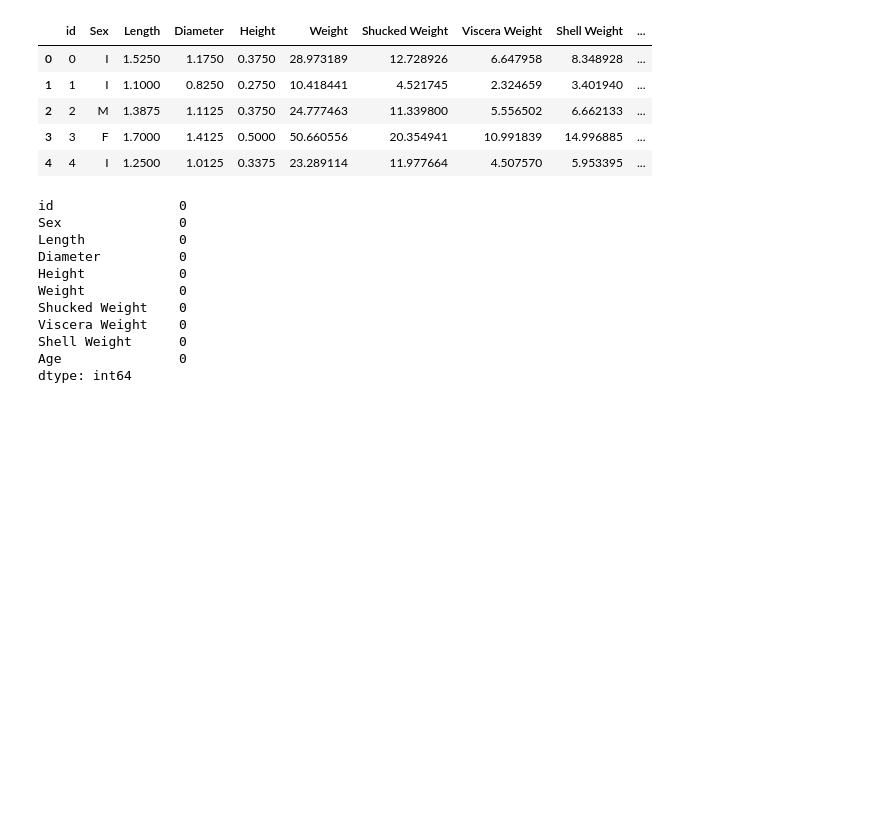
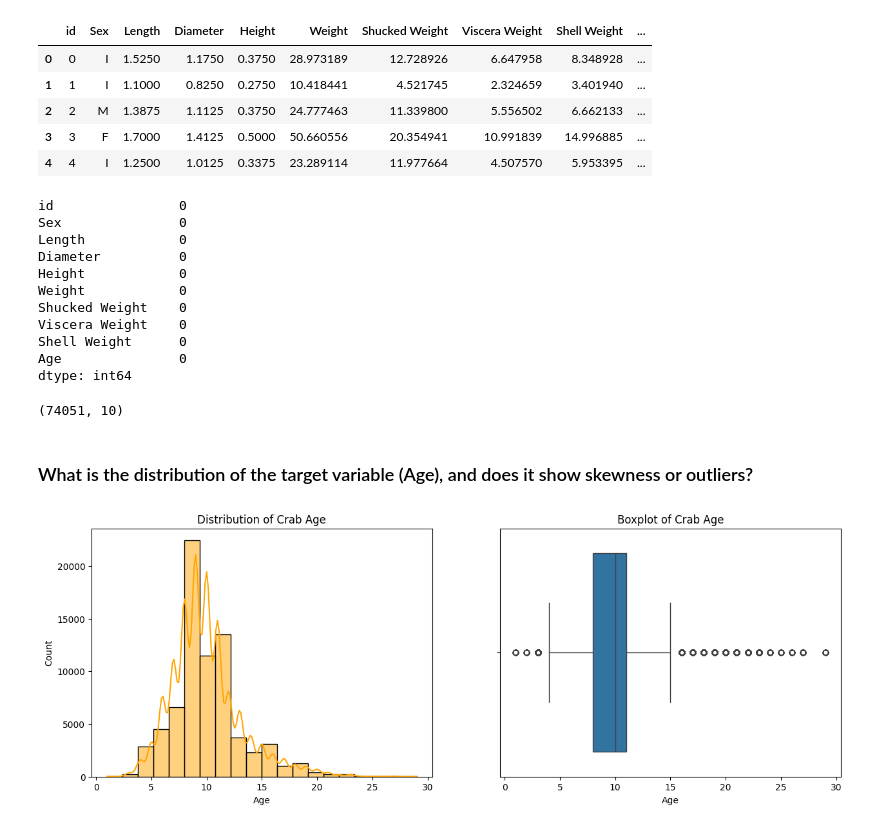
Before and after one commit to Darknight47/Kaggle-Competitions, a Jupyter notebook: Crab Age/notebooks/data_understanding.ipynb, the cells around one changed output. Saved outputs shown, nothing was run; the diff lists cells and outputs as text; code cells hidden in the pictures; blank space fills up the shorter version.

```diff
--- a/Crab Age/notebooks/data_understanding.ipynb
+++ b/Crab Age/notebooks/data_understanding.ipynb
@@ -25,3 +29,22 @@ Viscera Weight    0
 Shell Weight      0
 Age               0
 dtype: int64
+# %%
+df.shape
+# %% [output]
+(74051, 10)
+# %% [markdown]
+### What is the distribution of the target variable (Age), and does it show skewness or outliers?
+# %%
+plt.figure(figsize=(15, 5))
+plt.subplot(1, 2, 1)
+sns.histplot(df['Age'], kde=True, bins=20, color='orange')
+plt.title('Distribution of Crab Age')
+
+plt.subplot(1, 2, 2)
+sns.boxplot(x=df['Age'])
+plt.title('Boxplot of Crab Age')
+
+plt.show()
+# %% [output]
+[figure, added]
```
Also changed, not shown: parts of 11 cells of this notebook.
